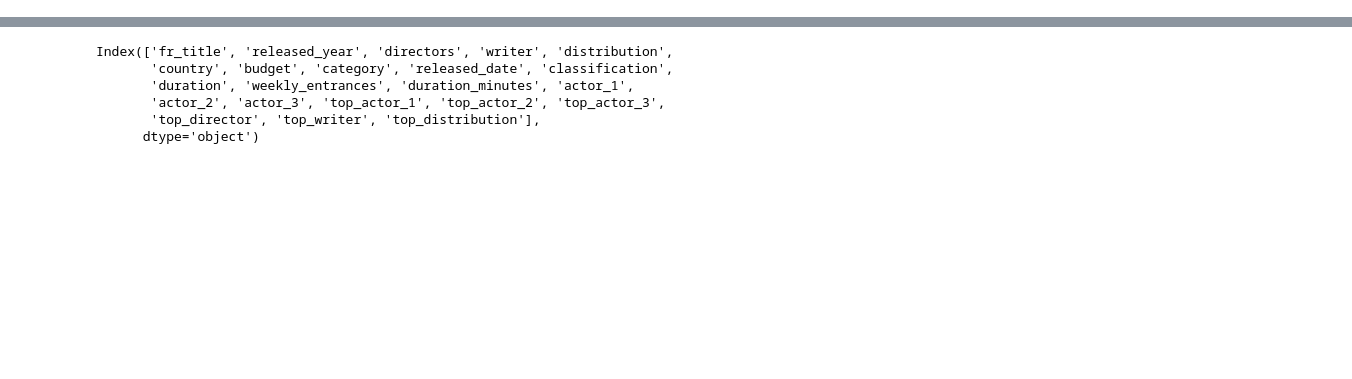
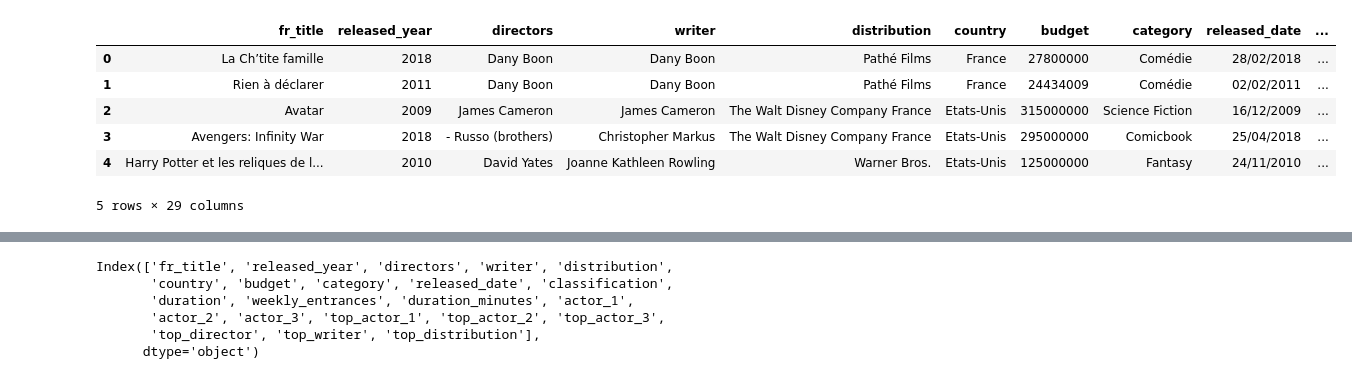
Before and after one commit to haceneZERROUK/MLrecap_Model, a Jupyter notebook: modele_hacene_2.ipynb, the cells around one changed output, grey strips where cells are left out. Cells and saved outputs as stored; diff of their text form; code cells hidden in the pictures; blank space fills up the shorter version.

```diff
--- a/modele_hacene_2.ipynb
+++ b/modele_hacene_2.ipynb
@@ -75,6 +151,32 @@ df['top_writer_mid'] = df['writer'].apply(lambda x: 1 if x in df_writer_mid['wri
 
 df['top_distribution'] = df['distribution'].apply(lambda x: 1 if x in df_distribution['distribution'].to_list() else 0)
 df['top_distribution_mid'] = df['distribution'].apply(lambda x: 1 if x in df_distribution_mid['distribution'].to_list() else 0)
+# %%
+# Définition des bornes de classification (en dollars)
+bins = [0, 500_000, 5_000_000, 30_000_000, 100_000_000, float('inf')]
+
+# Noms des catégories correspondantes
+labels = [
+    "Ultra low budget",
+    "Low budget",
+    "Mid budget",
+    "High budget",
+    "Blockbuster / AAA"
+]
+
+# Création de la nouvelle colonne "budget_category"
+df['budget_category'] = pd.cut(df['budget'], bins=bins, labels=labels, right=False)
+
+# Affichage du résultat
+df.head()
+# %% [output]
+|  | fr_title | released_year | directors | writer | distribution | country | budget | category | released_date | ... |
+| 0 | La Ch’tite famille | 2018 | Dany Boon | Dany Boon | Pathé Films | France | 27800000 | Comédie | 28/02/2018 | ... |
+| 1 | Rien à déclarer | 2011 | Dany Boon | Dany Boon | Pathé Films | France | 24434009 | Comédie | 02/02/2011 | ... |
+| 2 | Avatar | 2009 | James Cameron | James Cameron | The Walt Disney Company France | Etats-Unis | 315000000 | Science Fiction | 16/12/2009 | ... |
+| 3 | Avengers: Infinity War | 2018 | - Russo (brothers) | Christopher Markus | The Walt Disney Company France | Etats-Unis | 295000000 | Comicbook | 25/04/2018 | ... |
+| 4 | Harry Potter et les reliques de l... | 2010 | David Yates | Joanne Kathleen Rowling | Warner Bros. | Etats-Unis | 125000000 | Fantasy | 24/11/2010 | ... |
+5 rows × 29 columns
 # %%
 features_of_interest = [
     # "actor_1",
```
Also changed, not shown: parts of 15 cells of this notebook, 5 other files.
